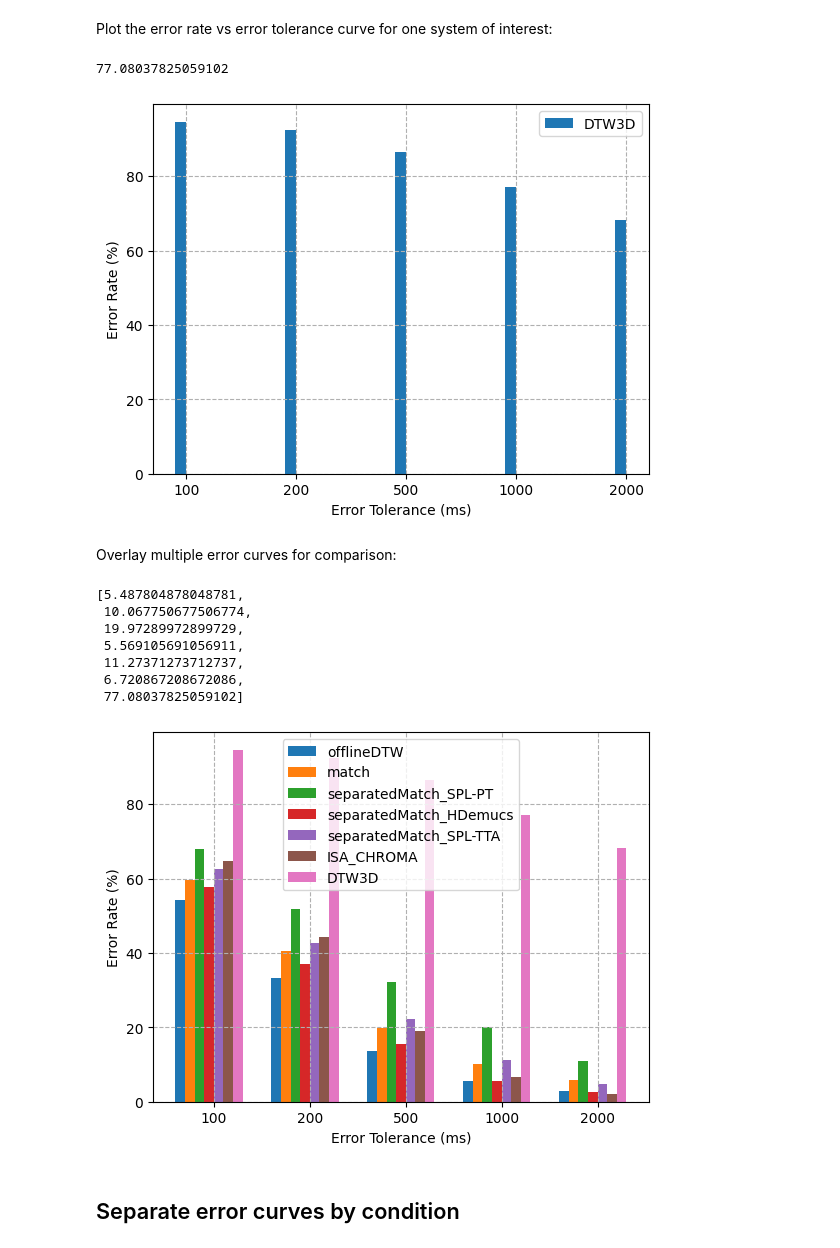
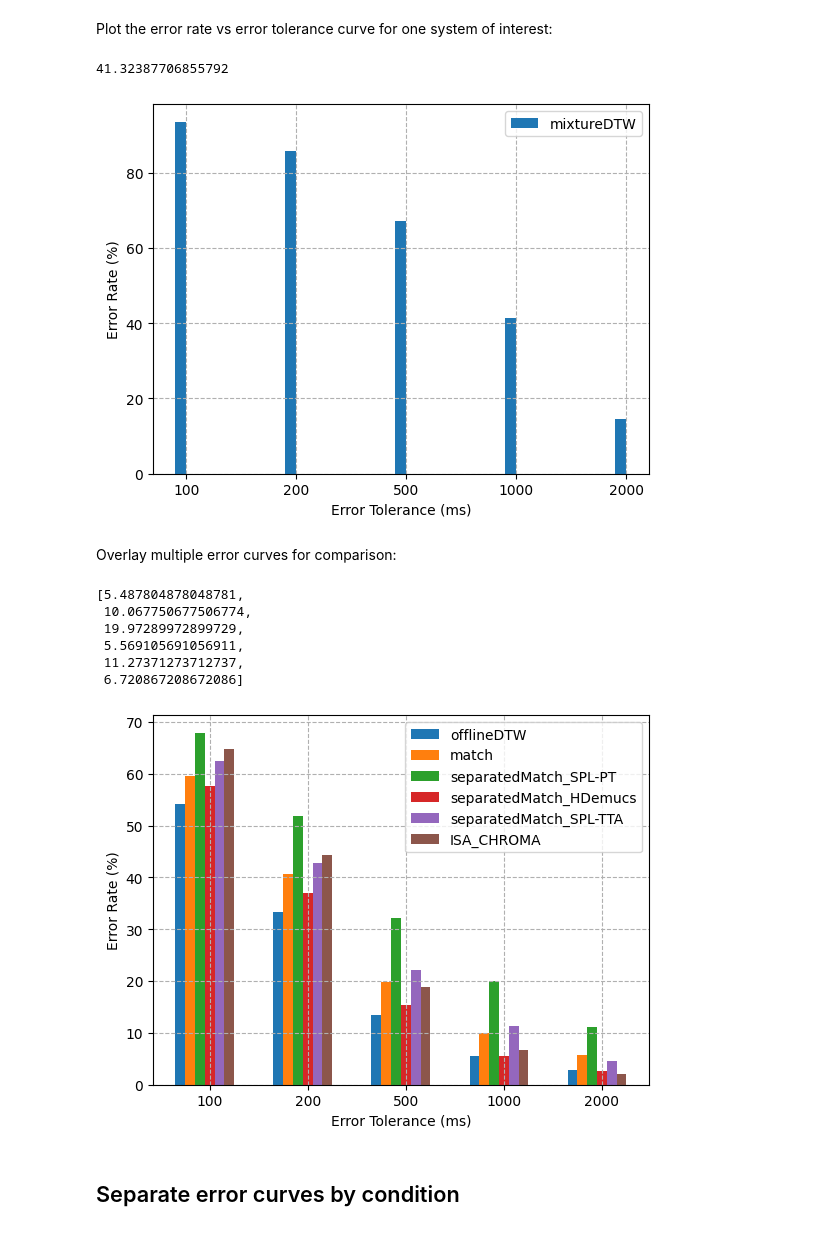
Before and after one commit to HMC-MIR/PianoConcertoAccompaniment, a Jupyter notebook: 03_Evaluate.ipynb, the cells around one changed output. Cells and saved outputs as stored; diff of their text form; code cells hidden in the pictures.

```diff
--- a/03_Evaluate.ipynb
+++ b/03_Evaluate.ipynb
@@ -20,7 +20,7 @@ import eval_tools
 # %% [markdown]
 First we calculate the alignment errors of a given system on all evaluated measures.
 # %%
-exp_dir = 'experiments/DTW3D' # change
+exp_dir = 'experiments/mixtureDTW' # change
 scenarios_dir = 'scenarios'
 eval_dir = 'eval/' + os.path.basename(exp_dir)
 eval_tools.calcAlignErrors_batch(exp_dir, scenarios_dir, eval_dir)
@@ -81,28 +81,27 @@ def plotErrorVsTolerance(eval_dirs, maxTol, savefile = None, style='bar', bar_to
 Plot the error rate vs error tolerance curve for one system of interest:
 # %%
 maxTol = 5000 # in milliseconds
-eval_dir = 'eval/DTW3D'
+eval_dir = 'eval/mixtureDTW'
 errRates_list, tols = plotErrorVsTolerance([eval_dir], maxTol, savefile=False)
 errRates_list[0][1000]*100.0
 # %% [output]
-77.08037825059102
+41.32387706855792
-[figure, old version]
+[figure, new version]
 # %% [markdown]
 Overlay multiple error curves for comparison:
 # %%
-systems_to_compare = ['offlineDTW', 'match', 'separatedMatch_SPL-PT', 'separatedMatch_HDemucs', 'separatedMatch_SPL-TTA', 'ISA_CHROMA', 'DTW3D']
+systems_to_compare = ['offlineDTW', 'match', 'separatedMatch_SPL-PT', 'separatedMatch_HDemucs', 'separatedMatch_SPL-TTA', 'ISA_CHROMA']
 eval_dirs = [f'eval/{s}' for s in systems_to_compare]
 errRates_list, tols = plotErrorVsTolerance(eval_dirs, maxTol, savefile=False)
 [errRates_list[i][1000]*100.0 for i in range(len(eval_dirs))]
 # %% [output]
 [5.487804878048781,
  10.067750677506774,
  19.97289972899729,
  5.569105691056911,
  11.27371273712737,
- 6.720867208672086,
- 77.08037825059102]
+ 6.720867208672086]
-[figure, old version]
+[figure, new version]
 # %% [markdown]
 ## Separate error curves by condition
 # %% [markdown]
```
Also changed, not shown: 4 other files.
